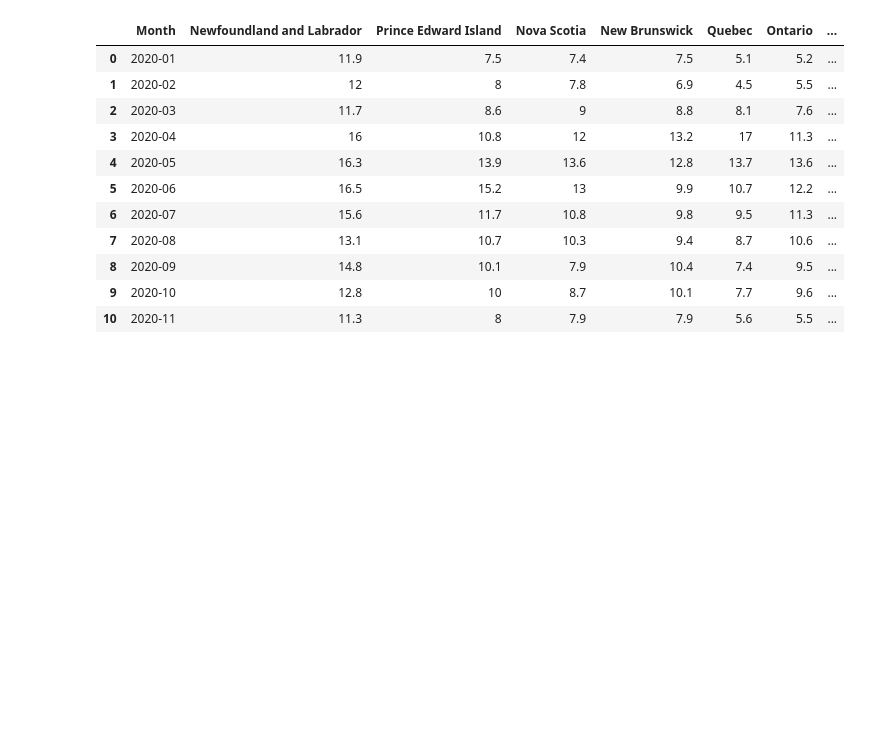
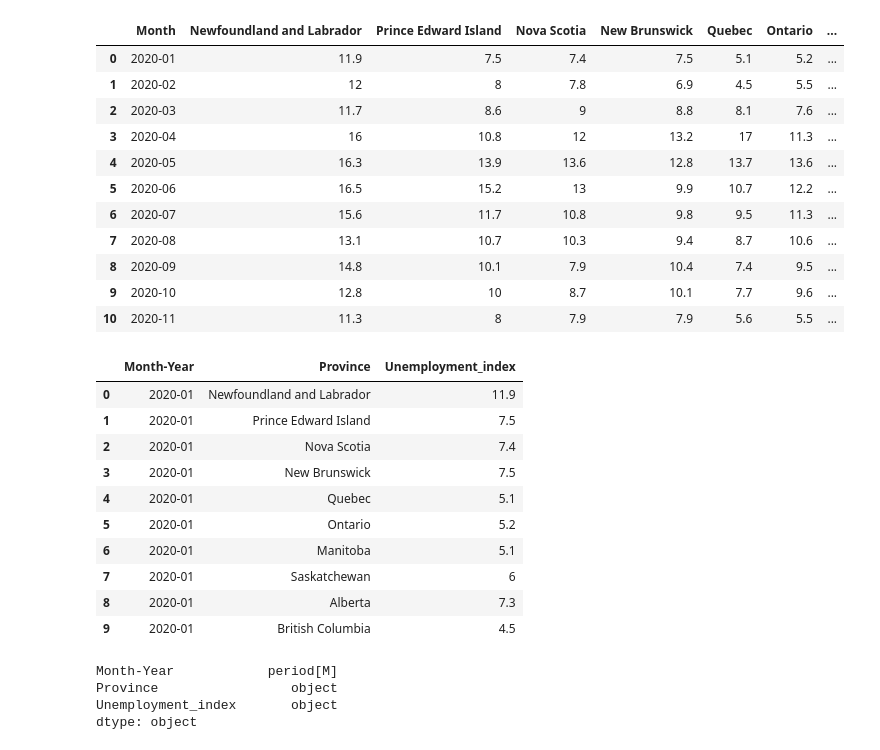
Before and after one commit to chenghaohan/ETL_Project_2, a Jupyter notebook: Unemployment.ipynb, the cells around one changed output. Saved outputs shown, nothing was run; the diff lists cells and outputs as text; code cells hidden in the pictures; blank space fills up the shorter version.

```diff
--- a/Unemployment.ipynb
+++ b/Unemployment.ipynb
@@ -138,10 +138,27 @@ prov_can_unemp
 prov_can_unemp=prov_can_unemp.set_index('Month').stack().reset_index()
 prov_can_unemp.rename(columns={'level_1': 'Province', 0:'Unemployment_index', "Month" : "Month-Year"}, inplace=True)
 # %%
-prov_can_unemp = prov_can_unemp[["Month_year", "Province", "Unemployment_index"]]
+prov_can_unemp = prov_can_unemp[["Month-Year", "Province", "Unemployment_index"]]
 prov_can_unemp.head(10)
+# %% [output]
+|  | Month-Year | Province | Unemployment_index |
+| 0 | 2020-01 | Newfoundland and Labrador | 11.9 |
+| 1 | 2020-01 | Prince Edward Island | 7.5 |
+| 2 | 2020-01 | Nova Scotia | 7.4 |
+| 3 | 2020-01 | New Brunswick | 7.5 |
+| 4 | 2020-01 | Quebec | 5.1 |
+| 5 | 2020-01 | Ontario | 5.2 |
+| 6 | 2020-01 | Manitoba | 5.1 |
+| 7 | 2020-01 | Saskatchewan | 6 |
+| 8 | 2020-01 | Alberta | 7.3 |
+| 9 | 2020-01 | British Columbia | 4.5 |
 # %%
 prov_can_unemp.dtypes
+# %% [output]
+Month-Year            period[M]
+Province                 object
+Unemployment_index       object
+dtype: object
 # %%
 # Load data into SQL
 
```
Also changed, not shown: 1 other file.
